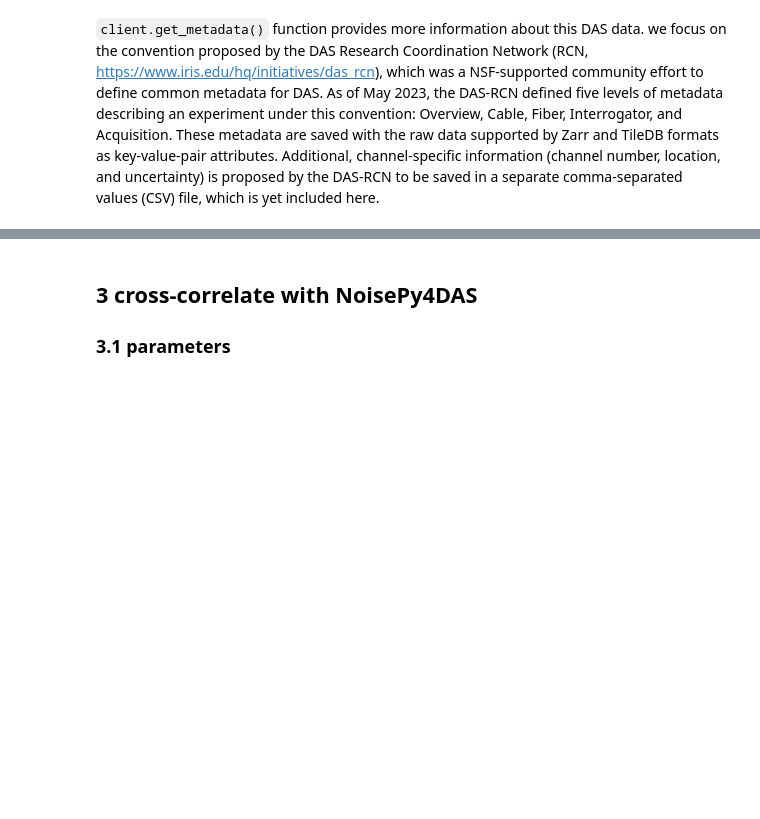
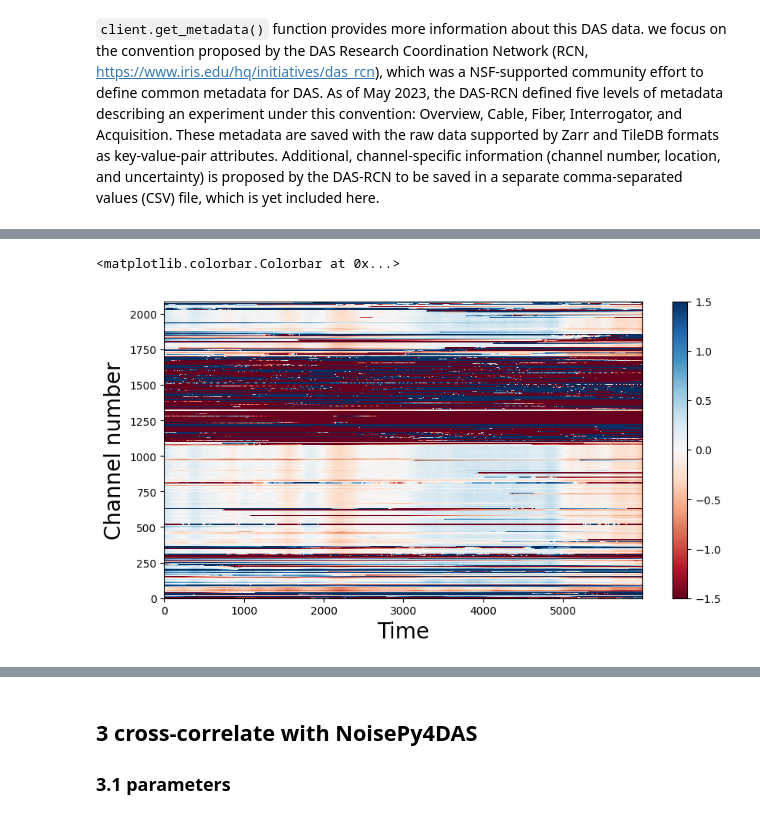
Before and after one commit to niyiyu/NoisePy4DAS-SeaDAS, a Jupyter notebook: notebooks/example_NoisePy4DAS_SeaDAS-N.ipynb, the cells around one changed output, grey strips where cells are left out. Saved outputs shown, nothing was run; the diff lists cells and outputs as text; code cells hidden in the pictures; blank space fills up the shorter version.

```diff
--- a/notebooks/example_NoisePy4DAS_SeaDAS-N.ipynb
+++ b/notebooks/example_NoisePy4DAS_SeaDAS-N.ipynb
@@ -83 +129,15 @@ client.get_metadata()
+# %%
+f = h5py.File("./seadasn_2022-12-15_13-30-00_GMT.h5", 'r')
+minute_data = f['/Acquisition/Raw[0]/RawData'][:].T
+f.close()
+
+plt.figure(figsize = (10, 5), dpi = 100)
+plt.imshow(minute_data, aspect = 'auto',
+           cmap = 'RdBu', vmax = 1.5, vmin = -1.5, origin='lower')
+plt.ylabel("Channel number", fontsize = 20)
+plt.xlabel("Time", fontsize = 20)
+plt.colorbar()
+# %% [output]
+<matplotlib.colorbar.Colorbar at 0x...>
+[figure, added]
 # %% [markdown]
```
Also changed, not shown: parts of 30 cells of this notebook, 1 other file.
